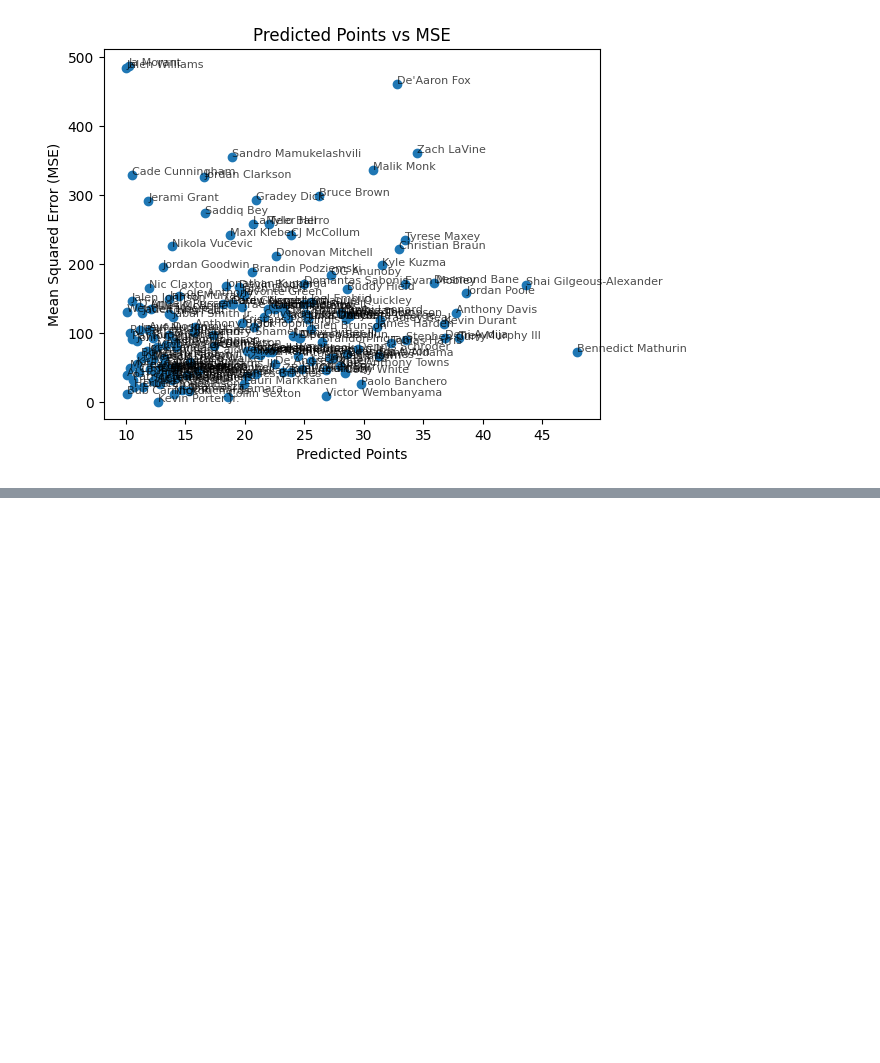
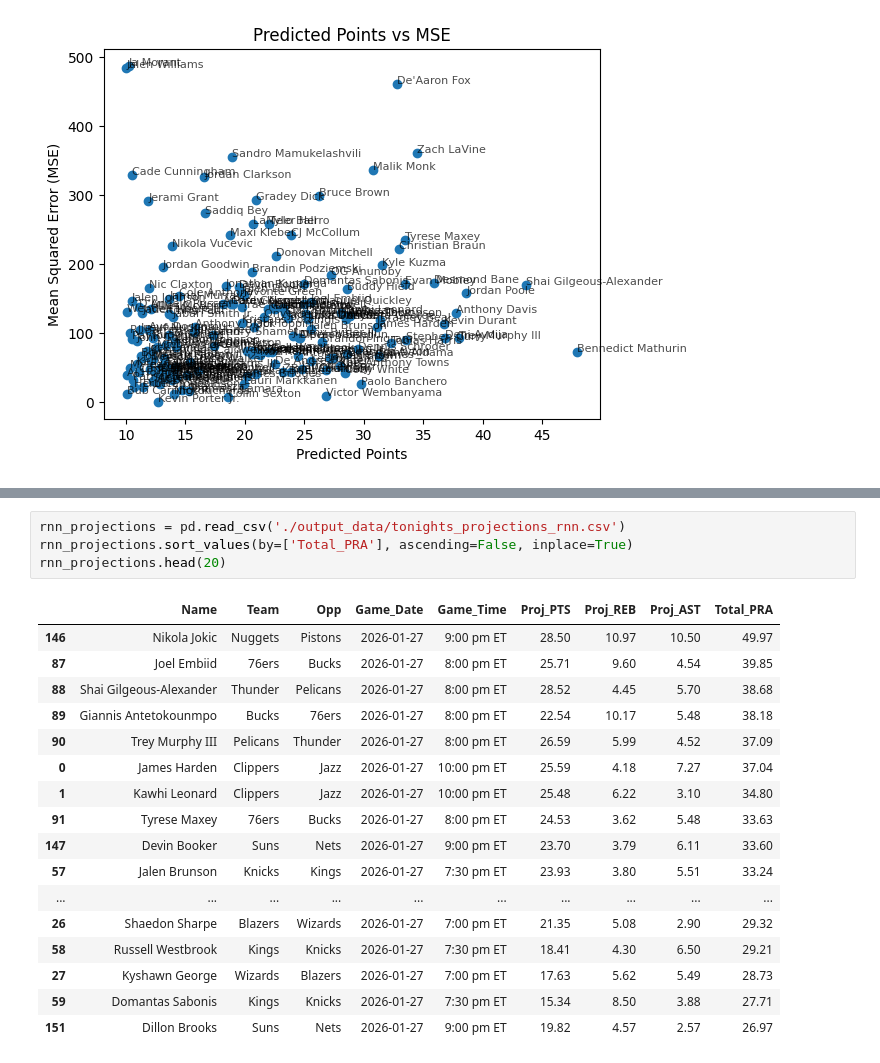
Before and after one commit to nikgup11/BoxScore-Bots, a Jupyter notebook: data-collection/projection_insight.ipynb, the cells around one changed output, grey strips where cells are left out. Cells and saved outputs as stored; diff of their text form; blank space fills up the shorter version.

```diff
--- a/data-collection/projection_insight.ipynb
+++ b/data-collection/projection_insight.ipynb
@@ -123,0 +145,22 @@ See the caveats in the documentation: https://pandas.pydata.org/pandas-docs/stab
+# %%
+rnn_projections = pd.read_csv('./output_data/tonights_projections_rnn.csv')
+rnn_projections.sort_values(by=['Total_PRA'], ascending=False, inplace=True)
+rnn_projections.head(20)
+# %% [output]
+|  | Name | Team | Opp | Game_Date | Game_Time | Proj_PTS | Proj_REB | Proj_AST | Total_PRA |
+| 146 | Nikola Jokic | Nuggets | Pistons | 2026-01-27 | 9:00 pm ET | 28.50 | 10.97 | 10.50 | 49.97 |
+| 87 | Joel Embiid | 76ers | Bucks | 2026-01-27 | 8:00 pm ET | 25.71 | 9.60 | 4.54 | 39.85 |
+| 88 | Shai Gilgeous-Alexander | Thunder | Pelicans | 2026-01-27 | 8:00 pm ET | 28.52 | 4.45 | 5.70 | 38.68 |
+| 89 | Giannis Antetokounmpo | Bucks | 76ers | 2026-01-27 | 8:00 pm ET | 22.54 | 10.17 | 5.48 | 38.18 |
+| 90 | Trey Murphy III | Pelicans | Thunder | 2026-01-27 | 8:00 pm ET | 26.59 | 5.99 | 4.52 | 37.09 |
+| 0 | James Harden | Clippers | Jazz | 2026-01-27 | 10:00 pm ET | 25.59 | 4.18 | 7.27 | 37.04 |
+| 1 | Kawhi Leonard | Clippers | Jazz | 2026-01-27 | 10:00 pm ET | 25.48 | 6.22 | 3.10 | 34.80 |
+| 91 | Tyrese Maxey | 76ers | Bucks | 2026-01-27 | 8:00 pm ET | 24.53 | 3.62 | 5.48 | 33.63 |
+| 147 | Devin Booker | Suns | Nets | 2026-01-27 | 9:00 pm ET | 23.70 | 3.79 | 6.11 | 33.60 |
+| 57 | Jalen Brunson | Knicks | Kings | 2026-01-27 | 7:30 pm ET | 23.93 | 3.80 | 5.51 | 33.24 |
+| ... | ... | ... | ... | ... | ... | ... | ... | ... | ... |
+| 26 | Shaedon Sharpe | Blazers | Wizards | 2026-01-27 | 7:00 pm ET | 21.35 | 5.08 | 2.90 | 29.32 |
+| 58 | Russell Westbrook | Kings | Knicks | 2026-01-27 | 7:30 pm ET | 18.41 | 4.30 | 6.50 | 29.21 |
+| 27 | Kyshawn George | Wizards | Blazers | 2026-01-27 | 7:00 pm ET | 17.63 | 5.62 | 5.49 | 28.73 |
+| 59 | Domantas Sabonis | Kings | Knicks | 2026-01-27 | 7:30 pm ET | 15.34 | 8.50 | 3.88 | 27.71 |
+| 151 | Dillon Brooks | Suns | Nets | 2026-01-27 | 9:00 pm ET | 19.82 | 4.57 | 2.57 | 26.97 |
```
Also changed, not shown: parts of 8 cells of this notebook, 23 other files.
